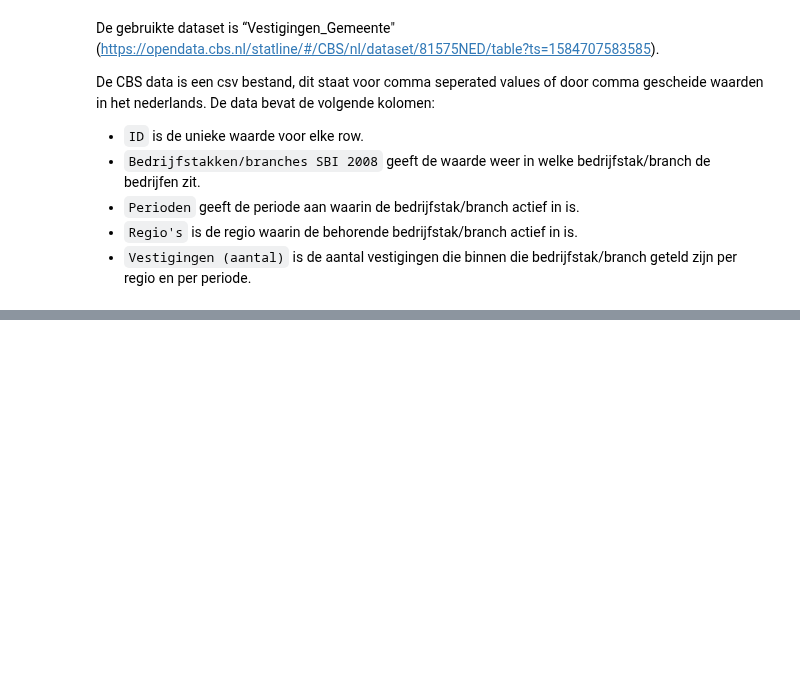
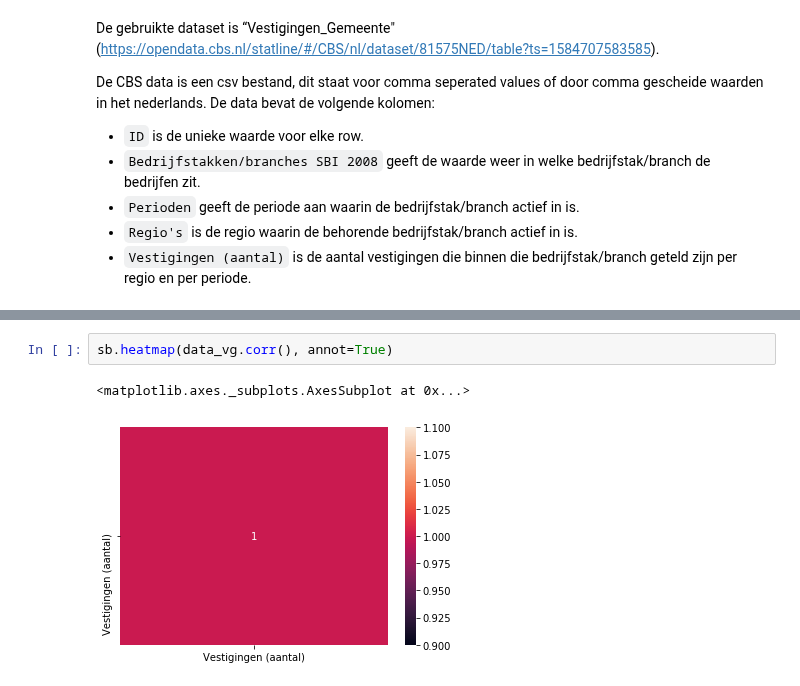
Before and after one commit to BramblePie/FlaskReact, a Jupyter notebook: flask-backend/notebooks/perceel/Vestigingen_Gemeente.ipynb, the cells around one changed output, grey strips where cells are left out. Cells and saved outputs as stored; diff of their text form; blank space fills up the shorter version.

```diff
--- a/flask-backend/notebooks/perceel/Vestigingen_Gemeente.ipynb
+++ b/flask-backend/notebooks/perceel/Vestigingen_Gemeente.ipynb
@@ -35,0 +97,5 @@ data
+# %%
+sb.heatmap(data_vg.corr(), annot=True)
+# %% [output]
+<matplotlib.axes._subplots.AxesSubplot at 0x...>
+[figure, added]
```
Also changed, not shown: parts of 12 cells of this notebook.
